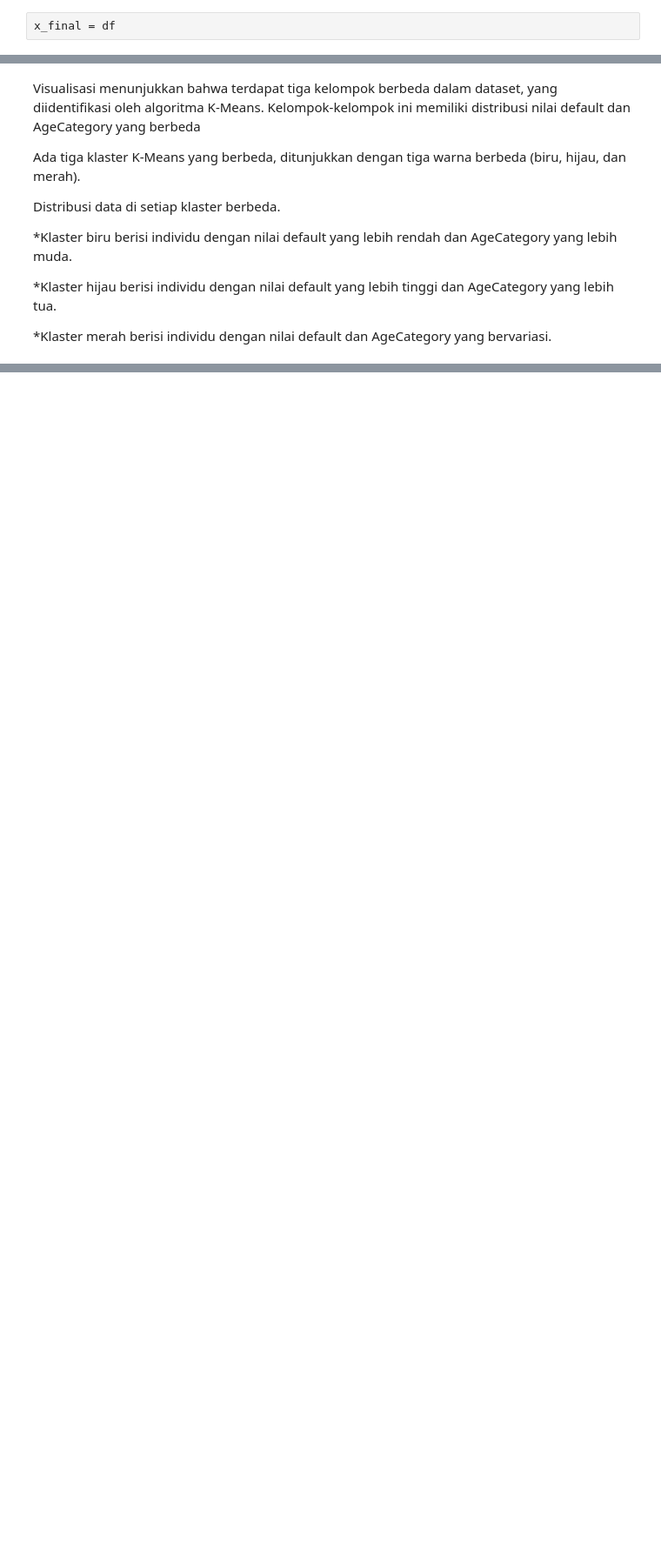
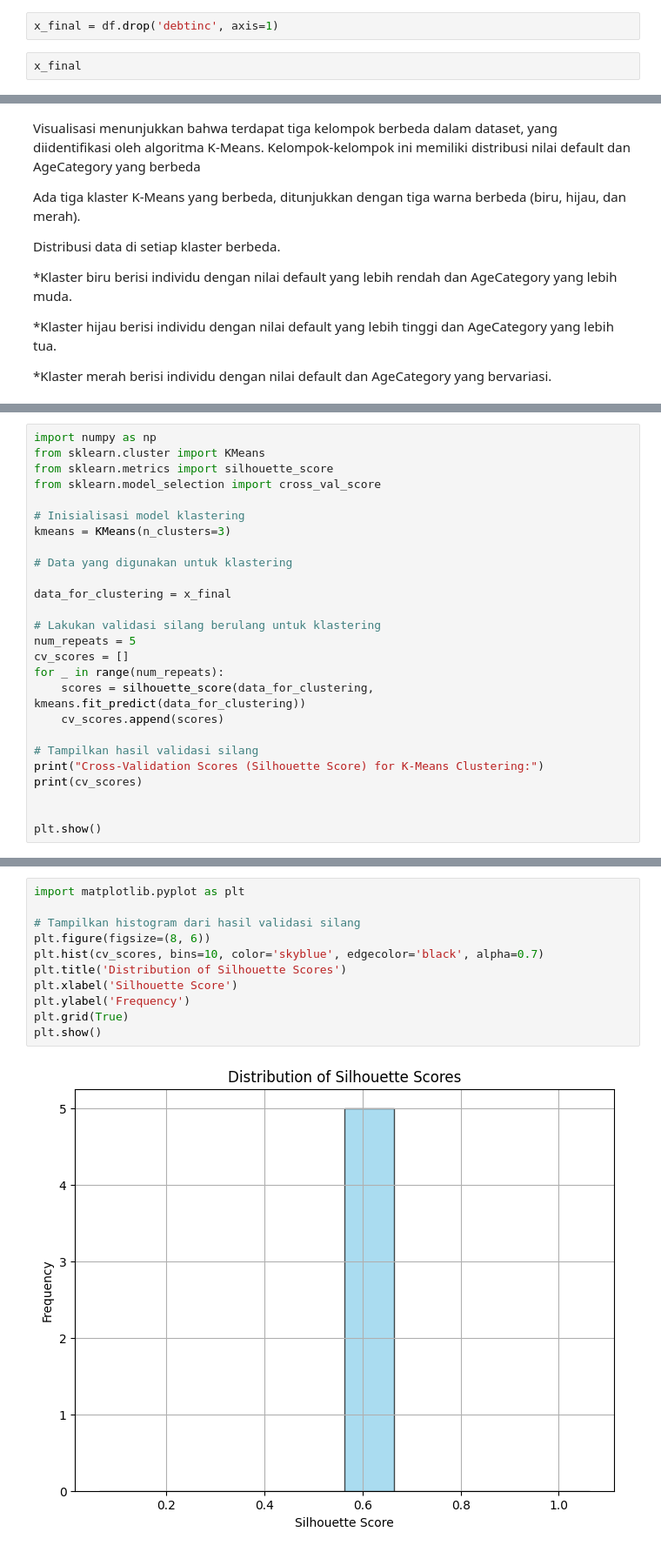
Before and after one commit to sitisolikahyosikarinda/DATMIN, a Jupyter notebook: Mini_Project.ipynb, the cells around one changed output, grey strips where cells are left out. Shown: that part at 87% size. Saved outputs shown, nothing was run; the diff lists cells and outputs as text; blank space fills up the shorter version.

```diff
--- a/Mini_Project.ipynb
+++ b/Mini_Project.ipynb
@@ -595,5 +593,7 @@ Saya memilih untuk menggunakan permodelan Associate karena cocok dengan dataset
 ###**Pre-Processing**
 # %% [markdown]
 #####**Adjusment**
+# %%
+x_final = df.drop('debtinc', axis=1)
 # %%
-x_final = df
+x_final
@@ -714,0 +777,26 @@ Distribusi data di setiap klaster berbeda.
+# %%
+import numpy as np
+from sklearn.cluster import KMeans
+from sklearn.metrics import silhouette_score
+from sklearn.model_selection import cross_val_score
+
+# Inisialisasi model klastering
+kmeans = KMeans(n_clusters=3)
+
+# Data yang digunakan untuk klastering
+
+data_for_clustering = x_final
+
+# Lakukan validasi silang berulang untuk klastering
+num_repeats = 5
+cv_scores = []
+for _ in range(num_repeats):
+    scores = silhouette_score(data_for_clustering, kmeans.fit_predict(data_for_clustering))
+    cv_scores.append(scores)
+
+# Tampilkan hasil validasi silang
+print("Cross-Validation Scores (Silhouette Score) for K-Means Clustering:")
+print(cv_scores)
+
+
+plt.show()
@@ -714,0 +817,13 @@ Distribusi data di setiap klaster berbeda.
+# %%
+import matplotlib.pyplot as plt
+
+# Tampilkan histogram dari hasil validasi silang
+plt.figure(figsize=(8, 6))
+plt.hist(cv_scores, bins=10, color='skyblue', edgecolor='black', alpha=0.7)
+plt.title('Distribution of Silhouette Scores')
+plt.xlabel('Silhouette Score')
+plt.ylabel('Frequency')
+plt.grid(True)
+plt.show()
+# %% [output]
+[figure, added]
```
Also changed, not shown: parts of 37 cells of this notebook.
